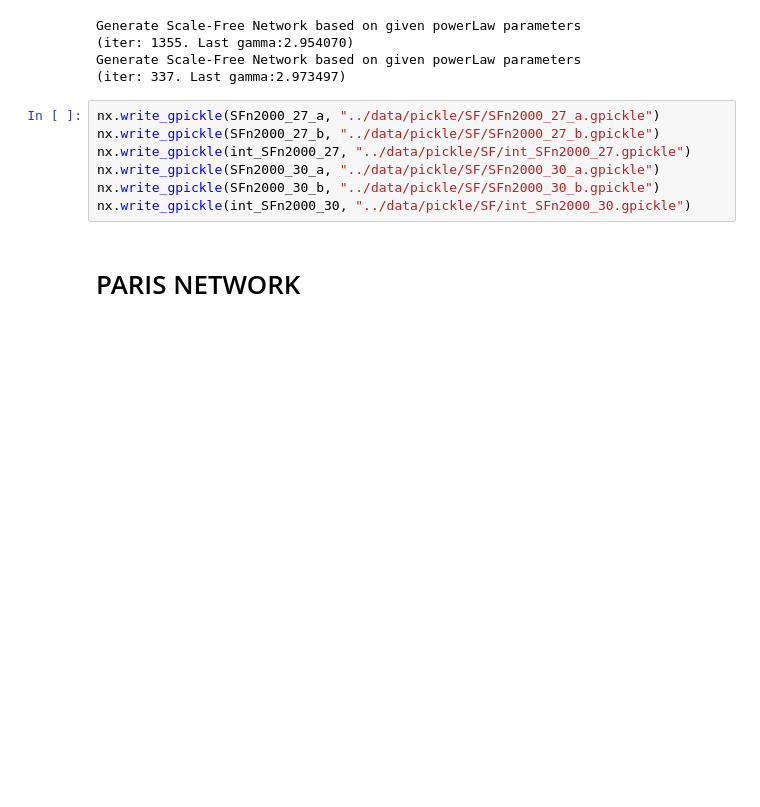
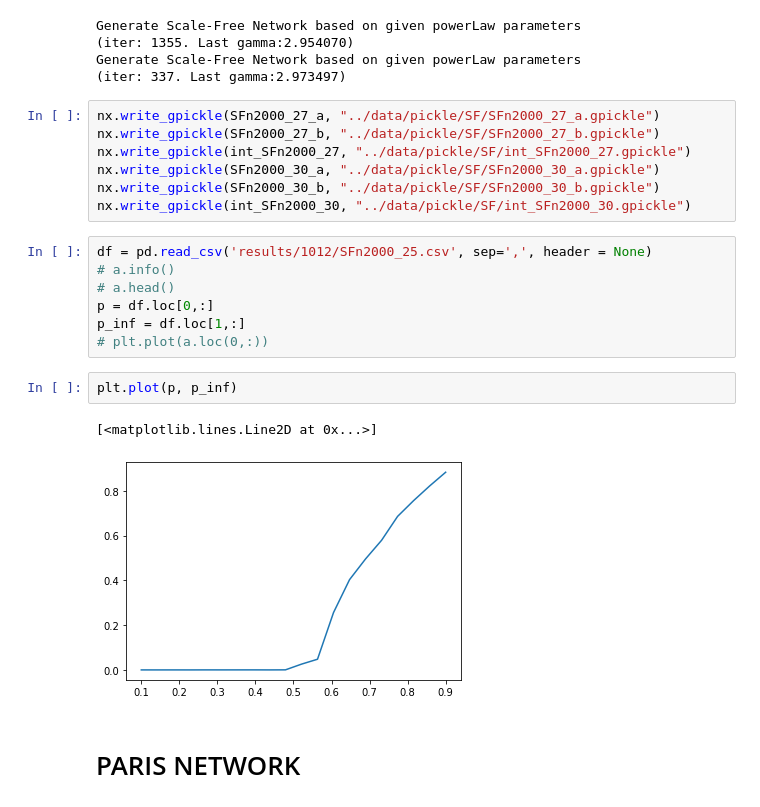
Before and after one commit to pbonazzi/network-cascade-failure, a Jupyter notebook: notebooks/test.ipynb, the cells around one changed output. Cells and saved outputs as stored; diff of their text form; blank space fills up the shorter version.

```diff
--- a/notebooks/test.ipynb
+++ b/notebooks/test.ipynb
@@ -66,5 +69,17 @@ nx.write_gpickle(int_SFn2000_27, "../data/pickle/SF/int_SFn2000_27.gpickle")
 nx.write_gpickle(SFn2000_30_a, "../data/pickle/SF/SFn2000_30_a.gpickle")
 nx.write_gpickle(SFn2000_30_b, "../data/pickle/SF/SFn2000_30_b.gpickle")
 nx.write_gpickle(int_SFn2000_30, "../data/pickle/SF/int_SFn2000_30.gpickle")
+# %%
+df = pd.read_csv('results/1012/SFn2000_25.csv', sep=',', header = None)
+# a.info()
+# a.head()
+p = df.loc[0,:]
+p_inf = df.loc[1,:]
+# plt.plot(a.loc(0,:))
+# %%
+plt.plot(p, p_inf)
+# %% [output]
+[<matplotlib.lines.Line2D at 0x...>]
+[figure, added]
 # %% [markdown]
 # PARIS NETWORK
```
Also changed, not shown: parts of 1 cell of this notebook, 2 other files.
